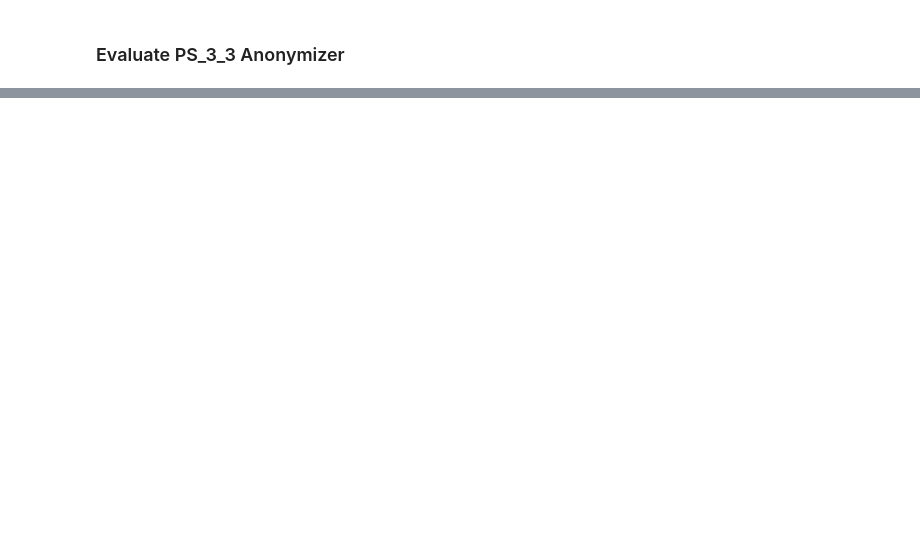
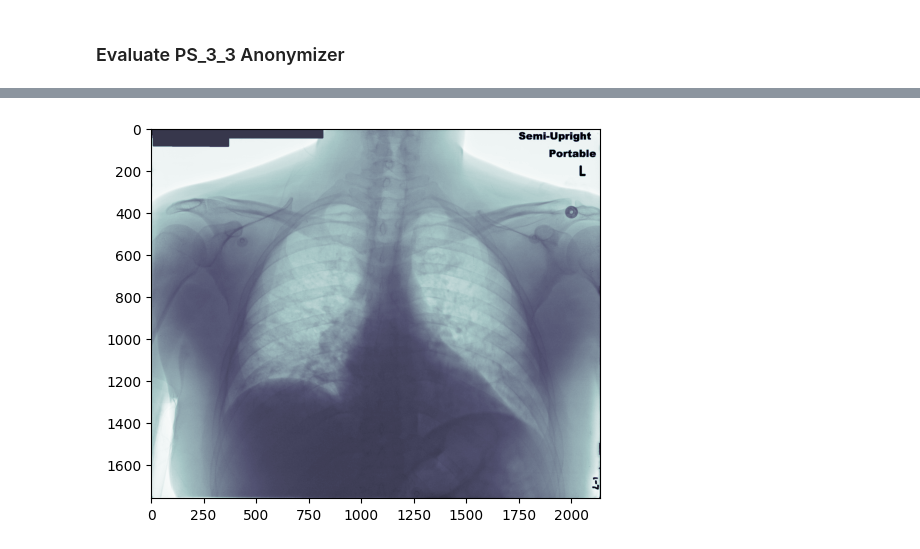
Before and after one commit to MIC-DKFZ/miccai2024_midi-b-submission, a Jupyter notebook: notebooks/evaluation.ipynb, the cells around one changed output, grey strips where cells are left out. Drawn from its saved outputs; the diff is of its cells as text; code cells hidden in the pictures; blank space fills up the shorter version.

```diff
--- a/notebooks/evaluation.ipynb
+++ b/notebooks/evaluation.ipynb
@@ -150 +144,29 @@ deidentfied_dcm_path = Path(
+# %%
+anonymizer_output_path = Path(root_data_dir, 'anonymizer-output/Pseudo-PHI-DICOM-Data')
+# %%
+path_mapping_file = Path(anonymizer_output_path, 'path_mapping.csv')
+
+def id_map_csv_to_dict(csvfile: str):
+    id_map = {}
+    with open(path_mapping_file, mode ='r')as file:
+      mapping = csv.reader(file)
+      for idx, lines in enumerate(mapping):
+          if idx == 0:
+              continue
+          id_map[lines[0]] = lines[1]
+    return id_map
+
+series_output_map = id_map_csv_to_dict(path_mapping_file)
+
+def get_first_dcm_path_from_series(seriesUID: str):
+    series_path = series_output_map.get(seriesUID, '')
+    if series_path == "":
+        print(f"No path found for given series id {seriesUID}")
+        return
+    full_series_path = anonymizer_output_path / series_path
+    alldcms = list_all_files(full_series_path)
+    if len(alldcms) == 0:
+        print(f"No dicom found for given series id {seriesUID}")
+        return
+    return alldcms[0]
 # %%
@@ -159 +185,5 @@ with open(deidentfied_dcm_path, 'rb') as infile:
+# %%
+display_dicom(deidentfied_dcm)
+# %% [output]
+[figure, added]
 # %%
```
Also changed, not shown: parts of 12 cells of this notebook, 6 other files.
